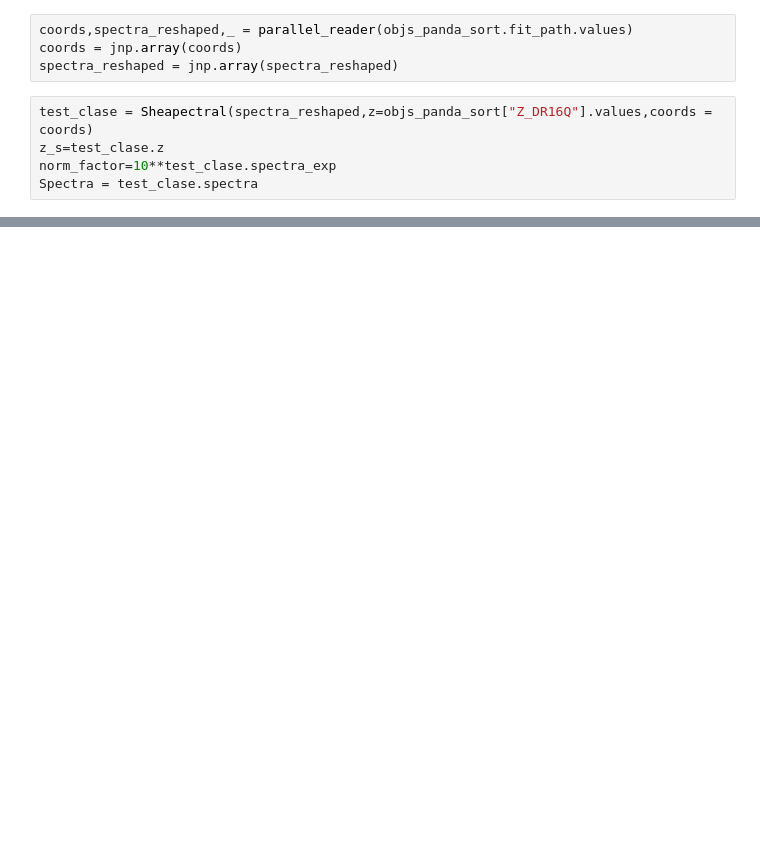
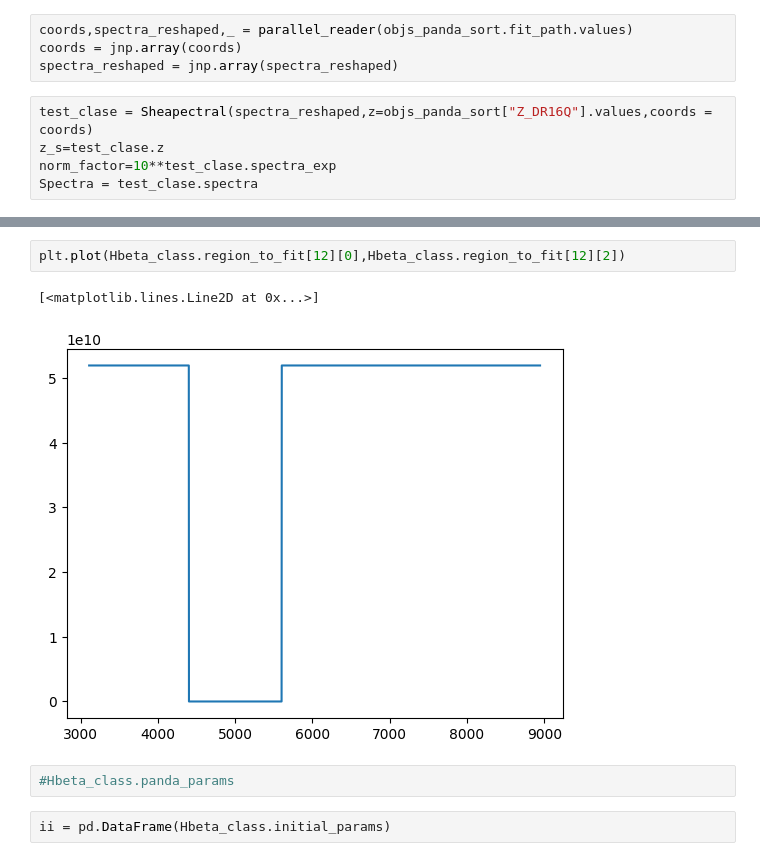
Before and after one commit to felavila/sheap, a Jupyter notebook: notebooks/building_complex_regions.ipynb, the cells around one changed output, grey strips where cells are left out. Drawn from its saved outputs; the diff is of its cells as text; blank space fills up the shorter version.

```diff
--- a/notebooks/building_complex_regions.ipynb
+++ b/notebooks/building_complex_regions.ipynb
@@ -109,0 +130,9 @@ Hbeta_class.params_dict
+# %%
+plt.plot(Hbeta_class.region_to_fit[12][0],Hbeta_class.region_to_fit[12][2])
+# %% [output]
+[<matplotlib.lines.Line2D at 0x...>]
+[figure, added]
+# %%
+#Hbeta_class.panda_params
+# %%
+ii = pd.DataFrame(Hbeta_class.initial_params)
```
Also changed, not shown: parts of 24 cells of this notebook, 7 other files.
